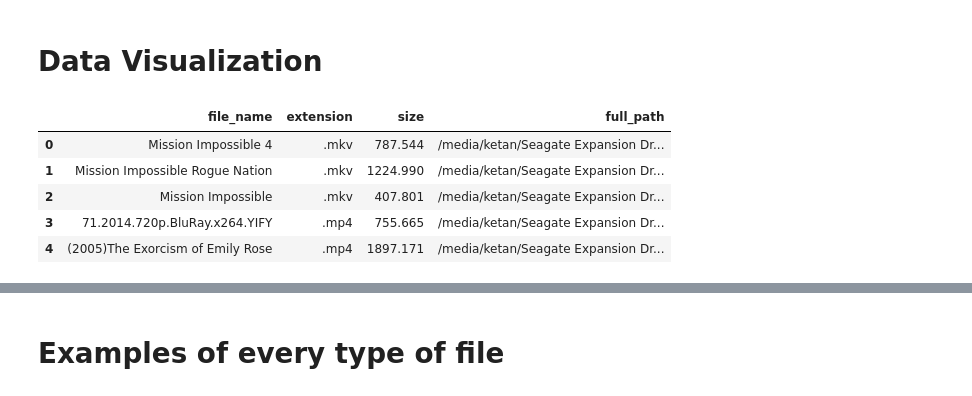
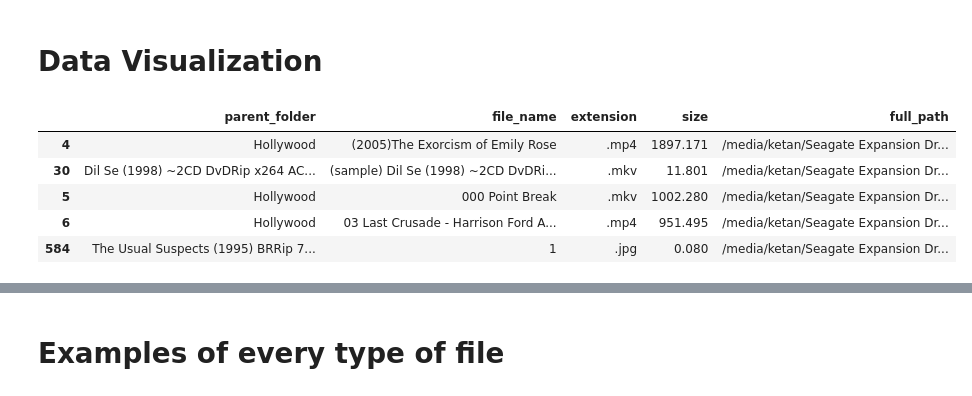
Before and after one commit to ketan9808/File_visualizer, a Jupyter notebook: Movie_Manager.ipynb, the cells around one changed output, grey strips where cells are left out. Cells and saved outputs as stored; diff of their text form; code cells hidden in the pictures.

```diff
--- a/Movie_Manager.ipynb
+++ b/Movie_Manager.ipynb
@@ -25,7 +26,8 @@ def ret_content(path):
         else:
             size = round(os.path.getsize(path+file) / (1024.0 * 1024.0), 3)
             file_name, extension = os.path.splitext(file)
-            data.append((file_name, extension, size, path+file))
+            parent = path.split('/')[-2]
+            data.append((parent, file_name, extension, size, path+file))
 
     return data
 # %%
@@ -34,15 +36,16 @@ data = ret_content('/media/ketan/Seagate Expansion Drive/Movies/Hollywood')
 # %% [markdown]
 # Data Visualization
 # %%
-data = pd.DataFrame(data, columns = ['file_name', 'extension', 'size', 'full_path'])
+data = pd.DataFrame(data, columns = ['parent_folder', 'file_name', 'extension', 'size', 'full_path'])
+data = data.sort_values("file_name")
 data.head()
 # %% [output]
-|  | file_name | extension | size | full_path |
-| 0 | Mission Impossible 4 | .mkv | 787.544 | /media/ketan/Seagate Expansion Dr... |
-| 1 | Mission Impossible Rogue Nation | .mkv | 1224.990 | /media/ketan/Seagate Expansion Dr... |
-| 2 | Mission Impossible | .mkv | 407.801 | /media/ketan/Seagate Expansion Dr... |
-| 3 | 71.2014.720p.BluRay.x264.YIFY | .mp4 | 755.665 | /media/ketan/Seagate Expansion Dr... |
-| 4 | (2005)The Exorcism of Emily Rose | .mp4 | 1897.171 | /media/ketan/Seagate Expansion Dr... |
+|  | parent_folder | file_name | extension | size | full_path |
+| 4 | Hollywood | (2005)The Exorcism of Emily Rose | .mp4 | 1897.171 | /media/ketan/Seagate Expansion Dr... |
+| 30 | Dil Se (1998) ~2CD DvDRip x264 AC... | (sample) Dil Se (1998) ~2CD DvDRi... | .mkv | 11.801 | /media/ketan/Seagate Expansion Dr... |
+| 5 | Hollywood | 000 Point Break | .mkv | 1002.280 | /media/ketan/Seagate Expansion Dr... |
+| 6 | Hollywood | 03 Last Crusade - Harrison Ford A... | .mp4 | 951.495 | /media/ketan/Seagate Expansion Dr... |
+| 584 | The Usual Suspects (1995) BRRip 7... | 1 | .jpg | 0.080 | /media/ketan/Seagate Expansion Dr... |
 # %%
 print(data.extension.unique())
 # %% [output]
```
Also changed, not shown: parts of 20 cells of this notebook.
